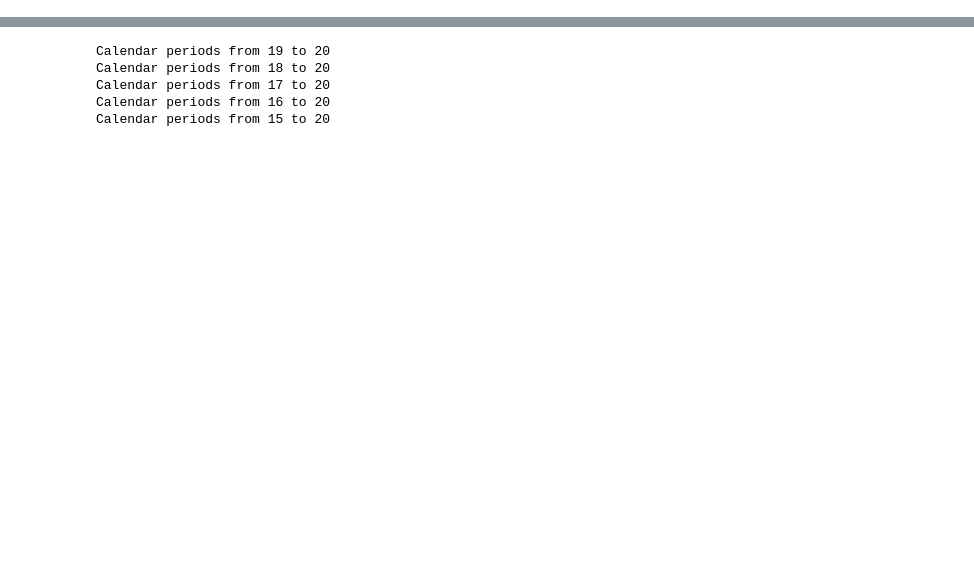
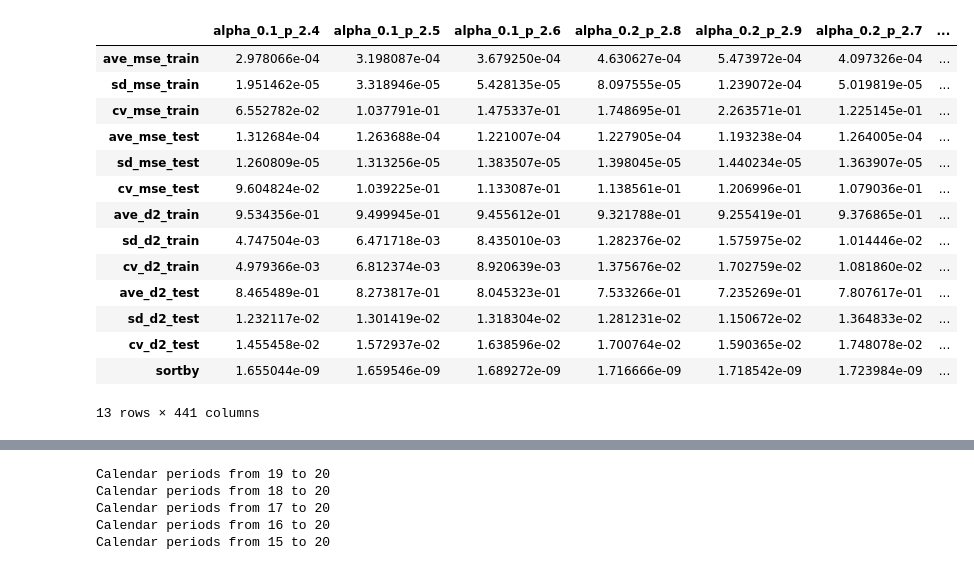
Before and after one commit to rocky-reserving/rocky, a Jupyter notebook: rocky-app/src/glm_model.ipynb, the cells around one changed output, grey strips where cells are left out. Cells and saved outputs as stored; diff of their text form; code cells hidden in the pictures; blank space fills up the shorter version.

```diff
--- a/rocky-app/src/glm_model.ipynb
+++ b/rocky-app/src/glm_model.ipynb
@@ -53,3 +106,21 @@ cv = TriangleTimeSeriesSplit(r.paid_loss, n_splits=5)
+# %%
+cv.tweedie_result.assign(sortby=cv.tweedie_result['ave_mse_test'] * cv.tweedie_result['sd_mse_test']).sort_values('sortby').T
+# %% [output]
+|  | alpha_0.1_p_2.4 | alpha_0.1_p_2.5 | alpha_0.1_p_2.6 | alpha_0.2_p_2.8 | alpha_0.2_p_2.9 | alpha_0.2_p_2.7 | ... |
+| ave_mse_train | 2.978066e-04 | 3.198087e-04 | 3.679250e-04 | 4.630627e-04 | 5.473972e-04 | 4.097326e-04 | ... |
+| sd_mse_train | 1.951462e-05 | 3.318946e-05 | 5.428135e-05 | 8.097555e-05 | 1.239072e-04 | 5.019819e-05 | ... |
+| cv_mse_train | 6.552782e-02 | 1.037791e-01 | 1.475337e-01 | 1.748695e-01 | 2.263571e-01 | 1.225145e-01 | ... |
+| ave_mse_test | 1.312684e-04 | 1.263688e-04 | 1.221007e-04 | 1.227905e-04 | 1.193238e-04 | 1.264005e-04 | ... |
+| sd_mse_test | 1.260809e-05 | 1.313256e-05 | 1.383507e-05 | 1.398045e-05 | 1.440234e-05 | 1.363907e-05 | ... |
+| cv_mse_test | 9.604824e-02 | 1.039225e-01 | 1.133087e-01 | 1.138561e-01 | 1.206996e-01 | 1.079036e-01 | ... |
+| ave_d2_train | 9.534356e-01 | 9.499945e-01 | 9.455612e-01 | 9.321788e-01 | 9.255419e-01 | 9.376865e-01 | ... |
+| sd_d2_train | 4.747504e-03 | 6.471718e-03 | 8.435010e-03 | 1.282376e-02 | 1.575975e-02 | 1.014446e-02 | ... |
+| cv_d2_train | 4.979366e-03 | 6.812374e-03 | 8.920639e-03 | 1.375676e-02 | 1.702759e-02 | 1.081860e-02 | ... |
+| ave_d2_test | 8.465489e-01 | 8.273817e-01 | 8.045323e-01 | 7.533266e-01 | 7.235269e-01 | 7.807617e-01 | ... |
+| sd_d2_test | 1.232117e-02 | 1.301419e-02 | 1.318304e-02 | 1.281231e-02 | 1.150672e-02 | 1.364833e-02 | ... |
+| cv_d2_test | 1.455458e-02 | 1.572937e-02 | 1.638596e-02 | 1.700764e-02 | 1.590365e-02 | 1.748078e-02 | ... |
+| sortby | 1.655044e-09 | 1.659546e-09 | 1.689272e-09 | 1.716666e-09 | 1.718542e-09 | 1.723984e-09 | ... |
+13 rows × 441 columns
 # %%
 xgb_models = {}
 xgb_scores = {}
```
Also changed, not shown: parts of 19 cells of this notebook, 10 other files.
